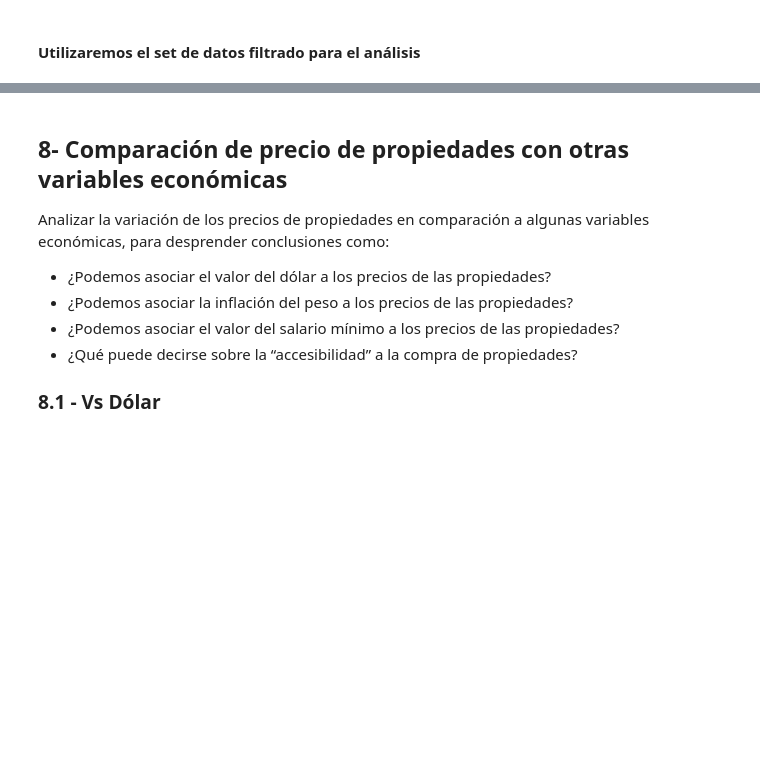
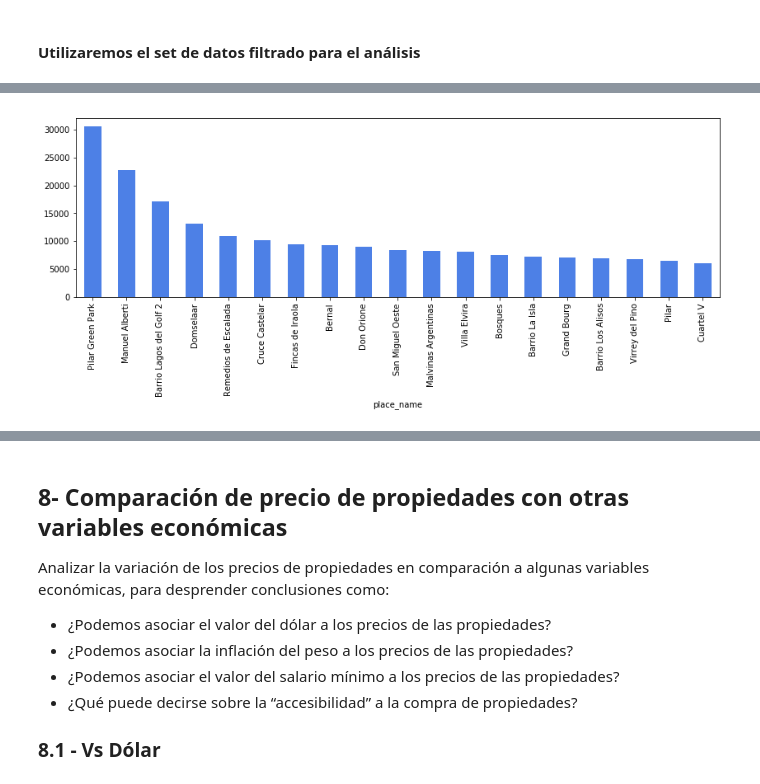
Before and after one commit to MatiasReimondo/Datos, a Jupyter notebook: Analisis de propiedades GBA y CABA.ipynb, the cells around one changed output, grey strips where cells are left out. Drawn from its saved outputs; the diff is of its cells as text; code cells hidden in the pictures; blank space fills up the shorter version.

```diff
--- a/Analisis de propiedades GBA y CABA.ipynb
+++ b/Analisis de propiedades GBA y CABA.ipynb
@@ -294,0 +364,5 @@ dtype: int64
+# %%
+#Barrios de mayor precio por metro cuadrado en Gran Buenos Aires
+dataGBA.groupby('place_name').mean()['price_per_m2'].sort_values(ascending=False)[0:19].plot(kind='bar',figsize=(14,4),color=(0.3,0.5,0.9));
+# %% [output]
+[figure, added]
```
Also changed, not shown: parts of 26 cells of this notebook.
